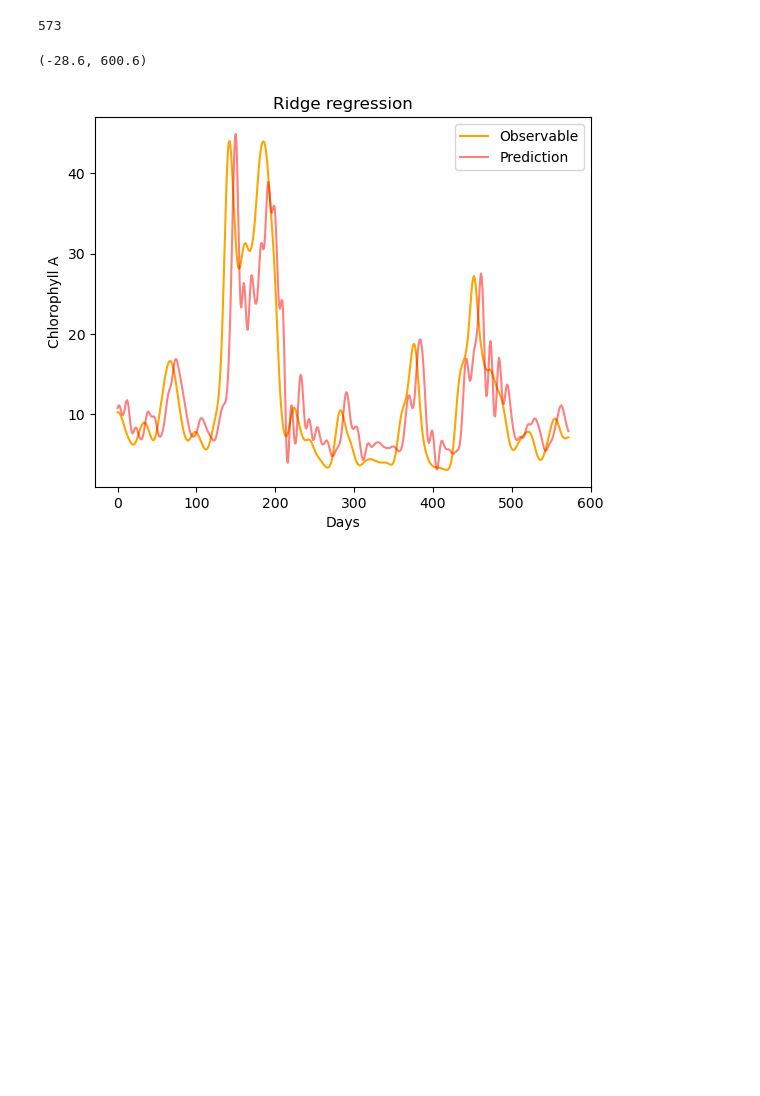
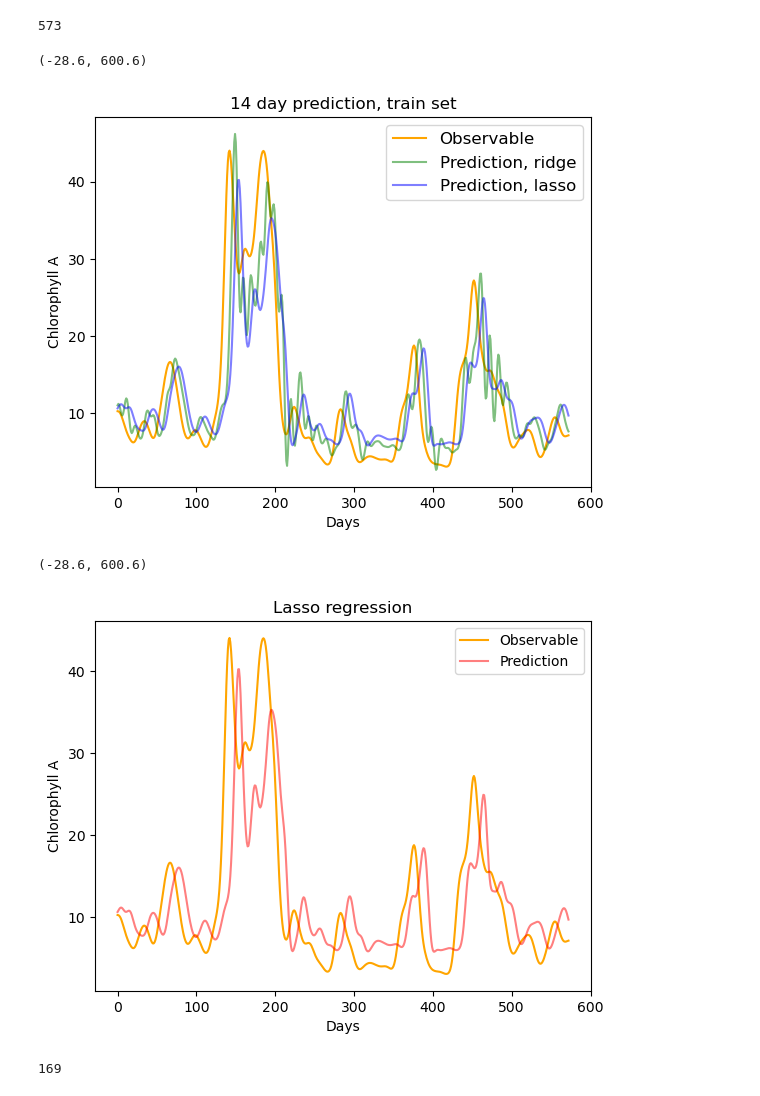
Before and after one commit to MTLehner/DSTSES_DataLakes, a Jupyter notebook: jb_ridge_lasso.ipynb, the cells around one changed output. Saved outputs shown, nothing was run; the diff lists cells and outputs as text; code cells hidden in the pictures; blank space fills up the shorter version.

```diff
--- a/jb_ridge_lasso.ipynb
+++ b/jb_ridge_lasso.ipynb
@@ -159,17 +161,30 @@ ridgeRegression.fit(X_train, Y_train)
 lassoRegression.fit(X_train, Y_train)
 predictions_train_ridge_14days = ridgeRegression.predict(X_train)
 predictions_train_lasso_14days = lassoRegression.predict(X_train)
+# %%
+fig, axd = plt.subplot_mosaic([['Prediction14days']])
+ax = axd['Prediction14days']
+ax.plot(np.array(Y_train).tolist(),label='Observable',color='orange')
+ax.plot(predictions_train_ridge_14days,label='Prediction, ridge',color='green',alpha=0.5)
+ax.plot(predictions_train_lasso_14days,label='Prediction, lasso',color='blue', alpha=0.5)
+ax.set_xlabel('Days')
+ax.set_ylabel('Chlorophyll A')
+ax.set_title("14 day prediction, train set")
+plt.legend(fontsize=12)
+plt.xlim()
+# %% [output]
+(-28.6, 600.6)
+[figure, added]
 # %%
 fig, axd = plt.subplot_mosaic([['Prediction14days']])
 ax = axd['Prediction14days']
 ax.plot(np.array(Y_train).tolist(),label='Observable',color='orange')
-ax.plot(predictions_train_ridge_14days,label='Prediction',color='red',alpha=0.5)
+ax.plot(predictions_train_lasso_14days,label='Prediction',color='red',alpha=0.5)
 ax.set_xlabel('Days')
 ax.set_ylabel('Chlorophyll A')
-ax.set_title("Ridge regression")
-
+ax.set_title("Lasso regression")
 plt.legend()
 plt.xlim()
 # %% [output]
 (-28.6, 600.6)
-[figure, old version]
+[figure, new version]
@@ -175,0 +198,4 @@ plt.xlim()
+# %%
+len(X_test)
+# %% [output]
+169
```
Also changed, not shown: parts of 18 cells of this notebook.
